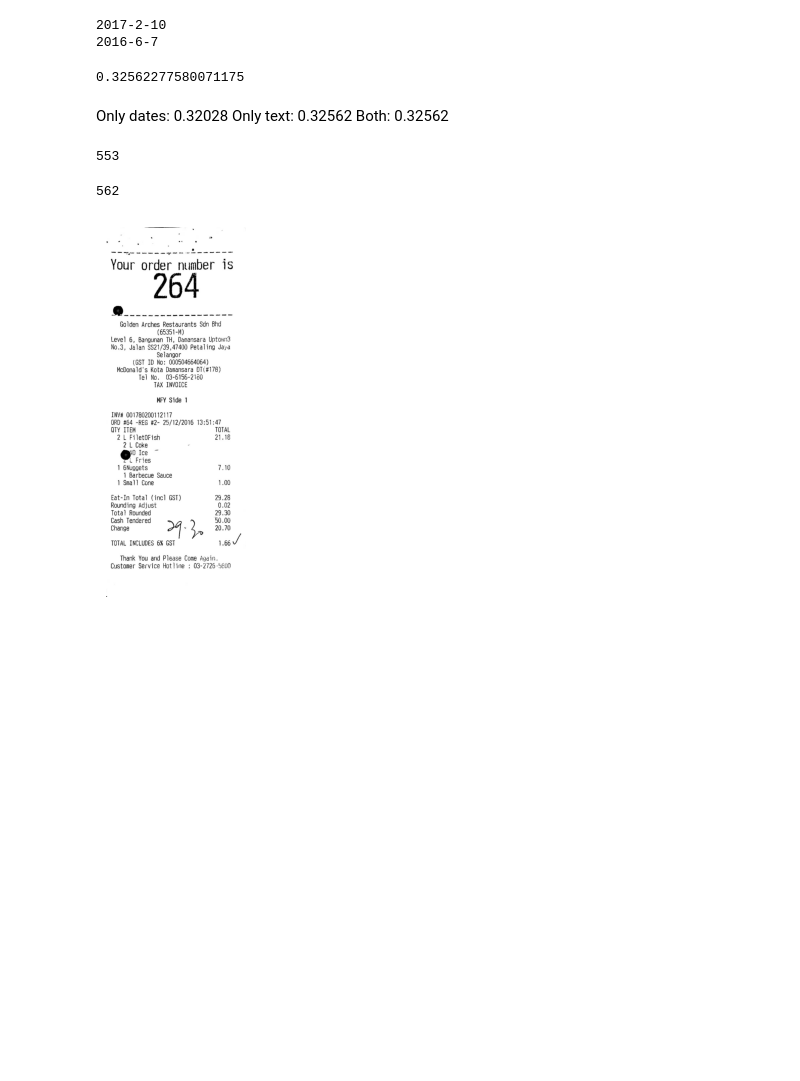
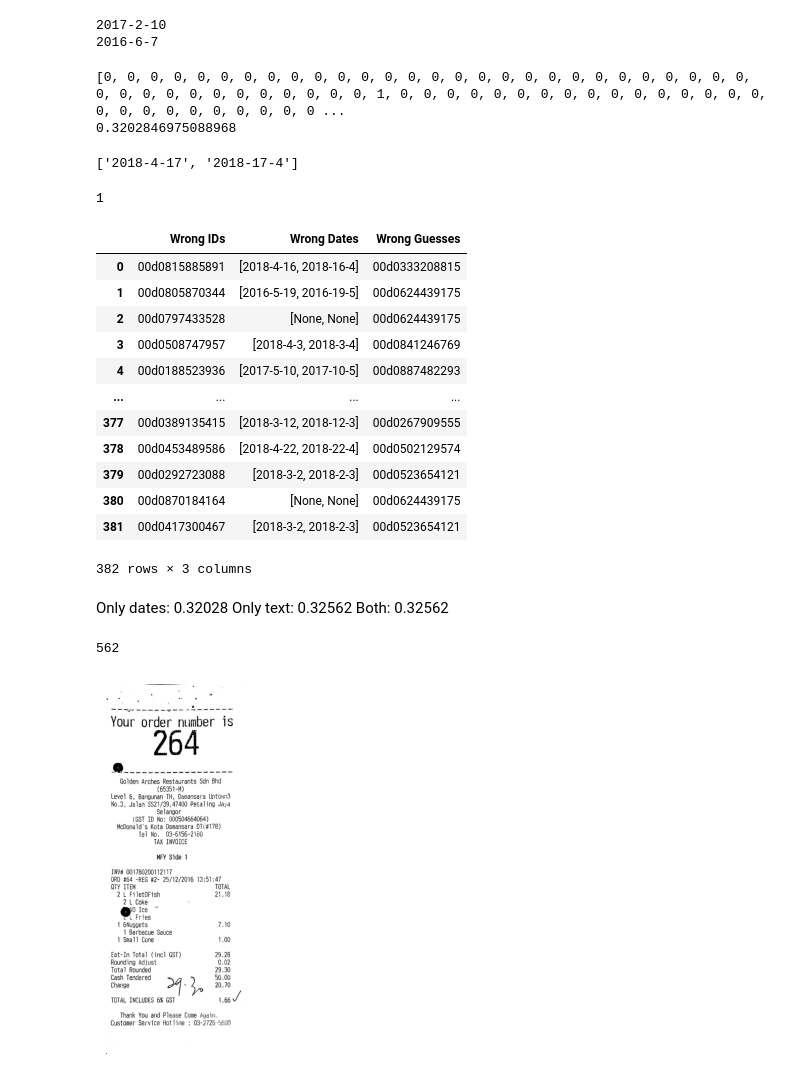
Before and after one commit to charan1319/receiptcheck, a Jupyter notebook: Main.ipynb, the cells around one changed output. Cells and saved outputs as stored; diff of their text form; code cells hidden in the pictures; blank space fills up the shorter version.

```diff
--- a/Main.ipynb
+++ b/Main.ipynb
@@ -177,30 +187,73 @@ match_dates = int(date[0] == userData_dates[row]) + int(date[1] == userData_date
 #TESTING ACCURACY
 correct = 0
 counter = 0
-for fileCode in OCR_files.keys():
+wrongIDs = []
+wrongDates = []
+wrong_guesses = []
+for fileCode in OCR_files.keys():                                       #filecode from OCR
     OCR = OCR_files[fileCode]
     OCR_set = get_receipt_text(OCR)
-    temp = date_df[date_df['Document ID'] == fileCode]
-    date = date_df[date_df['Document ID'] == fileCode].iloc[0].Dates
+    # temp = date_df[date_df['Document ID'] == fileCode]
+    date = date_df[date_df['Document ID'] == fileCode].iloc[0].Dates    #date from OCR
     scores = scoring_func(userData_sets, userData_dates,OCR_set, date)
-    payment_ID = find_paymentID(userData, scores)
+    if (fileCode == '00d0292723088'):
+        print(scores)
+    # payment_ID = find_paymentID(userData, scores)            #finds index of highest match and
+                                                             #returns the associated paymentID
+    guessed_documentID = find_paymentID(userData, scores)
 
     counter += 1
-    guessed_docID = userData[userData.paymentid == payment_ID].iloc[0].documentid
-    if(fileCode == guessed_docID):
+    if(fileCode == guessed_documentID):
         correct += 1
+    else:
+        wrongIDs.append(fileCode)
+        wrongDates.append(date)
+        wrong_guesses.append(guessed_documentID)
+    # guessed_docID = userData[userData.paymentid == payment_ID].iloc[0].documentid
+    # if(fileCode == guessed_docID):
+    #     correct += 1
+    # else:
+    #     wrongIDs.append(fileCode)
+    #     wrongDates.append(date)
+
 
 print(correct/counter)
 # %% [output]
-0.32562277580071175
+[0, 0, 0, 0, 0, 0, 0, 0, 0, 0, 0, 0, 0, 0, 0, 0, 0, 0, 0, 0, 0, 0, 0, 0, 0, 0, 0, 0, 0, 0, 0, 0, 0, 0, 0, 0, 0, 0, 0, 0, 1, 0, 0, 0, 0, 0, 0, 0, 0, 0, 0, 0, 0, 0, 0, 0, 0, 0, 0, 0, 0, 0, 0, 0, 0, 0, 0 ...
+0.3202846975088968
+# %%
+check1 = df_check[df_check['Wrong IDs'] == '00d0608126101'].iloc[0]['Wrong Dates']
+print(check1)
+location = userData[userData.documentid == '00d0608126101'].index
+location
+match_dates = int(check1[0] == userData_dates[location]) + int(check1[1] == userData_dates[location])
+match_dates
+# %% [output]
+['2018-4-17', '2018-17-4']
+1
+# %%
+# wrong_guess_dates =
+p = {'Wrong IDs': wrongIDs, 'Wrong Dates': wrongDates, 'Wrong Guesses': wrong_guesses}
+df_check = pd.DataFrame(data=p)
+df_check
+# %% [output]
+|  | Wrong IDs | Wrong Dates | Wrong Guesses |
+| 0 | 00d0815885891 | [2018-4-16, 2018-16-4] | 00d0333208815 |
+| 1 | 00d0805870344 | [2016-5-19, 2016-19-5] | 00d0624439175 |
+| 2 | 00d0797433528 | [None, None] | 00d0624439175 |
+| 3 | 00d0508747957 | [2018-4-3, 2018-3-4] | 00d0841246769 |
+| 4 | 00d0188523936 | [2017-5-10, 2017-10-5] | 00d0887482293 |
+| ... | ... | ... | ... |
+| 377 | 00d0389135415 | [2018-3-12, 2018-12-3] | 00d0267909555 |
+| 378 | 00d0453489586 | [2018-4-22, 2018-22-4] | 00d0502129574 |
+| 379 | 00d0292723088 | [2018-3-2, 2018-2-3] | 00d0523654121 |
+| 380 | 00d0870184164 | [None, None] | 00d0624439175 |
+| 381 | 00d0417300467 | [2018-3-2, 2018-2-3] | 00d0523654121 |
+382 rows × 3 columns
 # %% [markdown]
 Only dates: 0.32028
 Only text: 0.32562
 Both: 0.32562
-# %%
-len(date_df)
-# %% [output]
-553
 # %%
 len(OCR_files)
 # %% [output]
```
Also changed, not shown: parts of 8 cells of this notebook, 2 other files.
